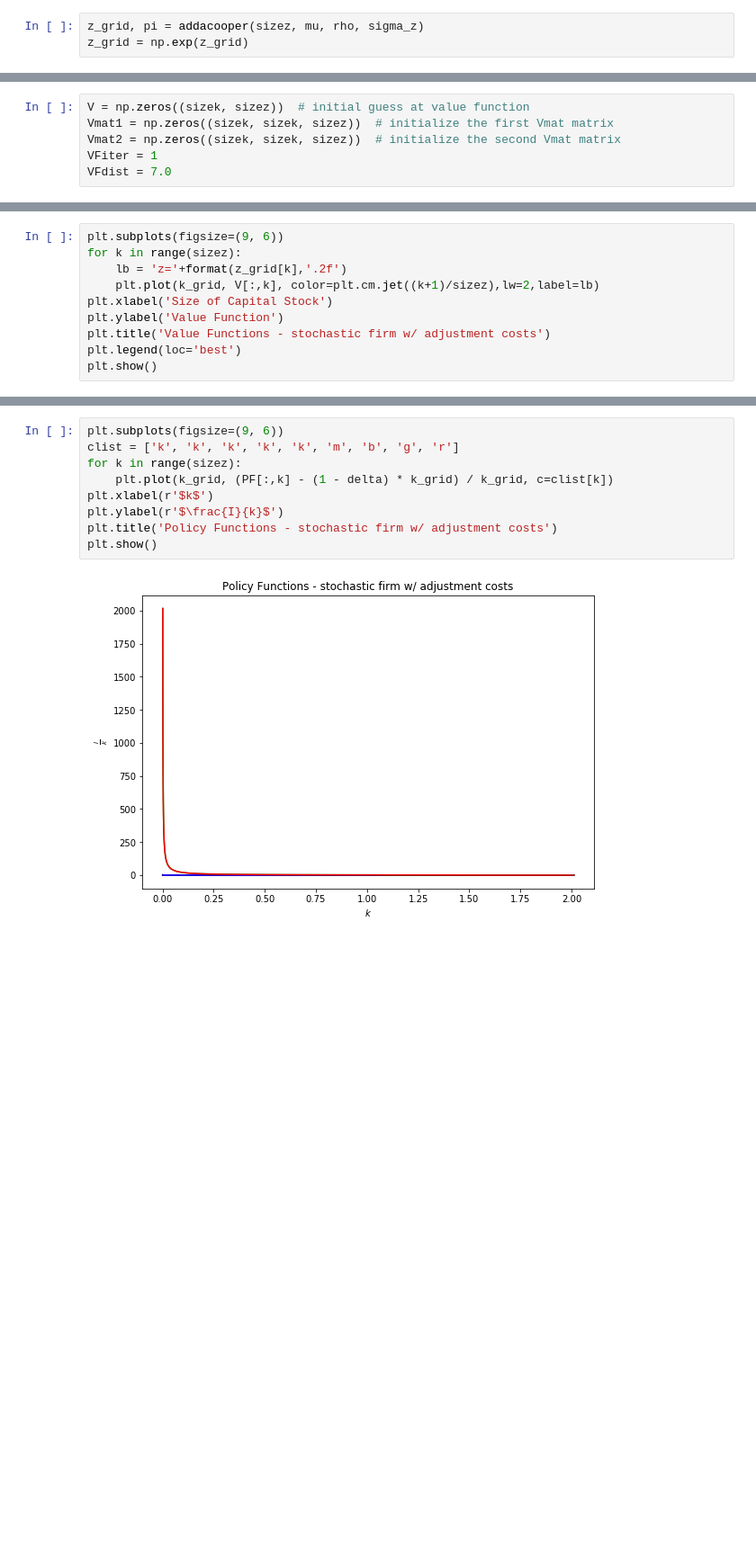
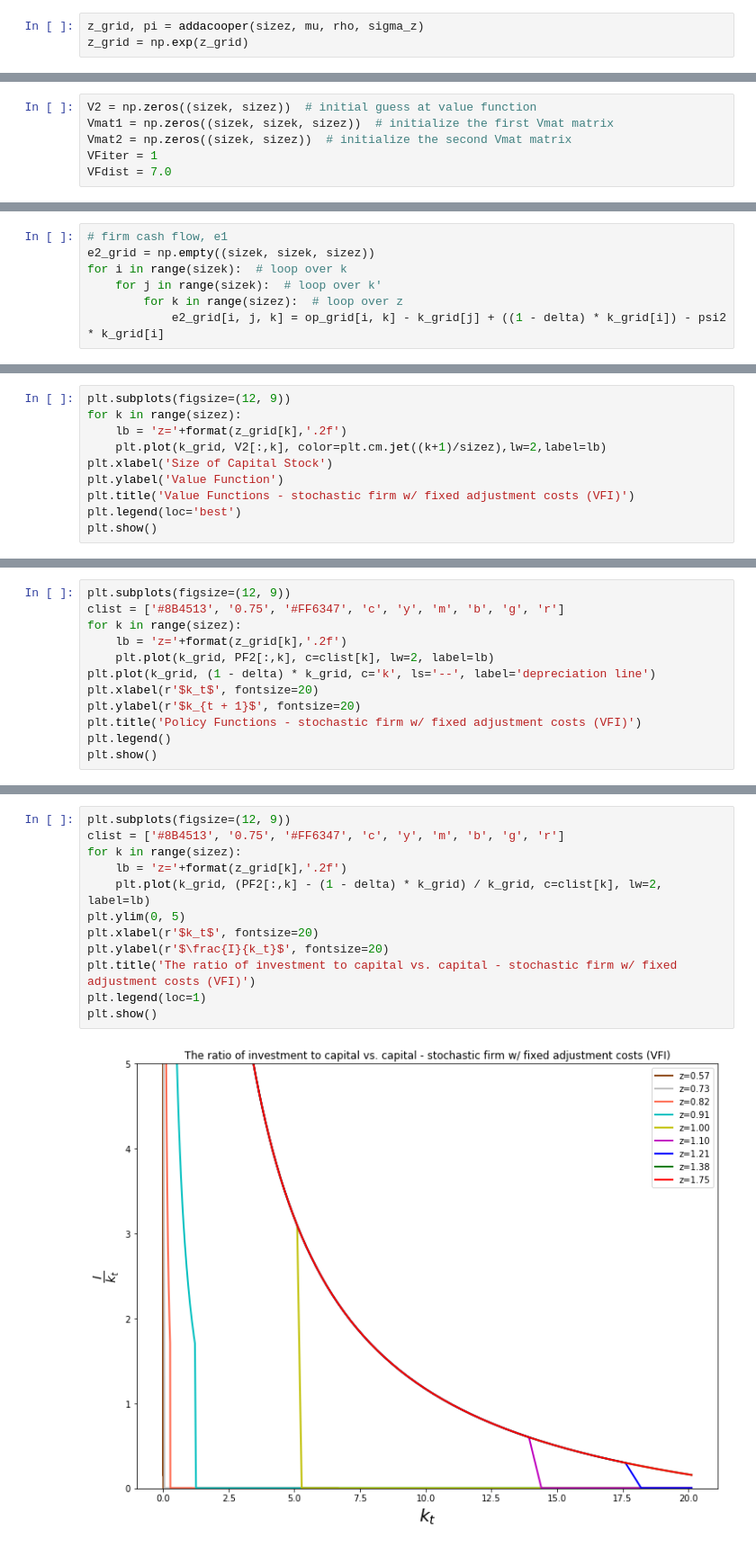
Before and after one commit to ipitman/BootCamp2017, a Jupyter notebook: Econ/Wk3_FirmDyn/Code/Wk3_Econ_PSet.ipynb, the cells around one changed output, grey strips where cells are left out. Shown: that part at 90% size. Drawn from its saved outputs; the diff is of its cells as text; blank space fills up the shorter version.

```diff
--- a/Econ/Wk3_FirmDyn/Code/Wk3_Econ_PSet.ipynb
+++ b/Econ/Wk3_FirmDyn/Code/Wk3_Econ_PSet.ipynb
@@ -112,6 +126,6 @@ plt.show()
 # %%
-V = np.zeros((sizek, sizez))  # initial guess at value function
+V2 = np.zeros((sizek, sizez))  # initial guess at value function
 Vmat1 = np.zeros((sizek, sizek, sizez))  # initialize the first Vmat matrix
-Vmat2 = np.zeros((sizek, sizek, sizez))  # initialize the second Vmat matrix
+Vmat2 = np.zeros((sizek, sizez))  # initialize the second Vmat matrix
 VFiter = 1
 VFdist = 7.0
@@ -141,0 +132,7 @@ while VFdist > VFtol and VFiter < VFmaxiter:
+# %%
+# firm cash flow, e1
+e2_grid = np.empty((sizek, sizek, sizez))
+for i in range(sizek):  # loop over k
+    for j in range(sizek):  # loop over k'
+        for k in range(sizez):  # loop over z
+            e2_grid[i, j, k] = op_grid[i, k] - k_grid[j] + ((1 - delta) * k_grid[i]) - psi2 * k_grid[i]
@@ -142,11 +174,11 @@ while VFdist > VFtol and VFiter < VFmaxiter:
 # %%
-plt.subplots(figsize=(9, 6))
+plt.subplots(figsize=(12, 9))
 for k in range(sizez):
     lb = 'z='+format(z_grid[k],'.2f')
-    plt.plot(k_grid, V[:,k], color=plt.cm.jet((k+1)/sizez),lw=2,label=lb)
+    plt.plot(k_grid, V2[:,k], color=plt.cm.jet((k+1)/sizez),lw=2,label=lb)
 plt.xlabel('Size of Capital Stock')
 plt.ylabel('Value Function')
-plt.title('Value Functions - stochastic firm w/ adjustment costs')
+plt.title('Value Functions - stochastic firm w/ fixed adjustment costs (VFI)')
 plt.legend(loc='best')
 plt.show()
 # %% [output]
@@ -169,0 +186,12 @@ plt.show()
+# %%
+plt.subplots(figsize=(12, 9))
+clist = ['#8B4513', '0.75', '#FF6347', 'c', 'y', 'm', 'b', 'g', 'r']
+for k in range(sizez):
+    lb = 'z='+format(z_grid[k],'.2f')
+    plt.plot(k_grid, PF2[:,k], c=clist[k], lw=2, label=lb)
+plt.plot(k_grid, (1 - delta) * k_grid, c='k', ls='--', label='depreciation line')
+plt.xlabel(r'$k_t$', fontsize=20)
+plt.ylabel(r'$k_{t + 1}$', fontsize=20)
+plt.title('Policy Functions - stochastic firm w/ fixed adjustment costs (VFI)')
+plt.legend()
+plt.show()
@@ -170,11 +202,14 @@ plt.show()
 # %%
-plt.subplots(figsize=(9, 6))
-clist = ['k', 'k', 'k', 'k', 'k', 'm', 'b', 'g', 'r']
+plt.subplots(figsize=(12, 9))
+clist = ['#8B4513', '0.75', '#FF6347', 'c', 'y', 'm', 'b', 'g', 'r']
 for k in range(sizez):
-    plt.plot(k_grid, (PF[:,k] - (1 - delta) * k_grid) / k_grid, c=clist[k])
-plt.xlabel(r'$k$')
-plt.ylabel(r'$\frac{I}{k}$')
-plt.title('Policy Functions - stochastic firm w/ adjustment costs')
+    lb = 'z='+format(z_grid[k],'.2f')
+    plt.plot(k_grid, (PF2[:,k] - (1 - delta) * k_grid) / k_grid, c=clist[k], lw=2, label=lb)
+plt.ylim(0, 5)
+plt.xlabel(r'$k_t$', fontsize=20)
+plt.ylabel(r'$\frac{I}{k_t}$', fontsize=20)
+plt.title('The ratio of investment to capital vs. capital - stochastic firm w/ fixed adjustment costs (VFI)')
+plt.legend(loc=1)
 plt.show()
 # %% [output]
-[figure, old version]
+[figure, new version]
```
Also changed, not shown: parts of 27 cells of this notebook, 4 other files.
